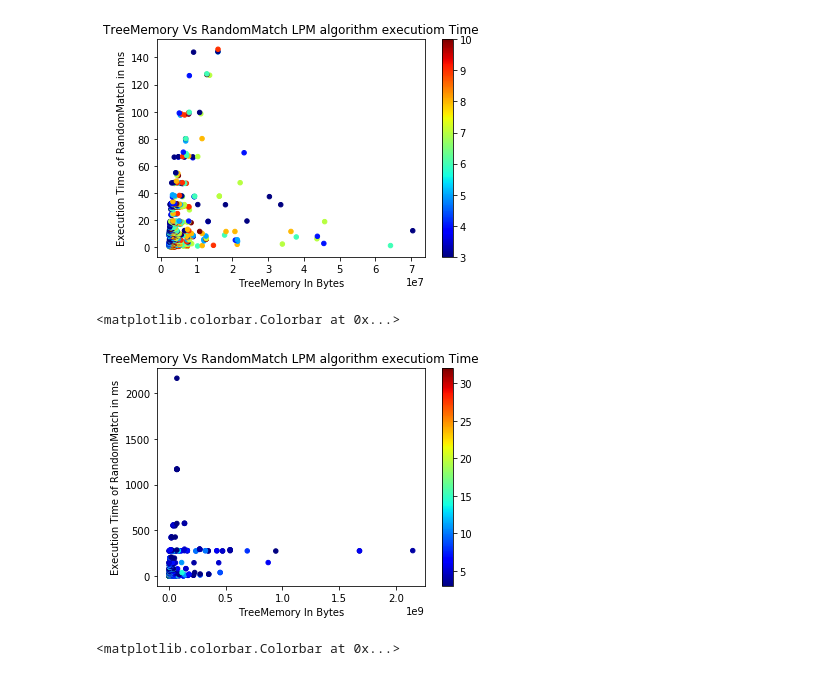
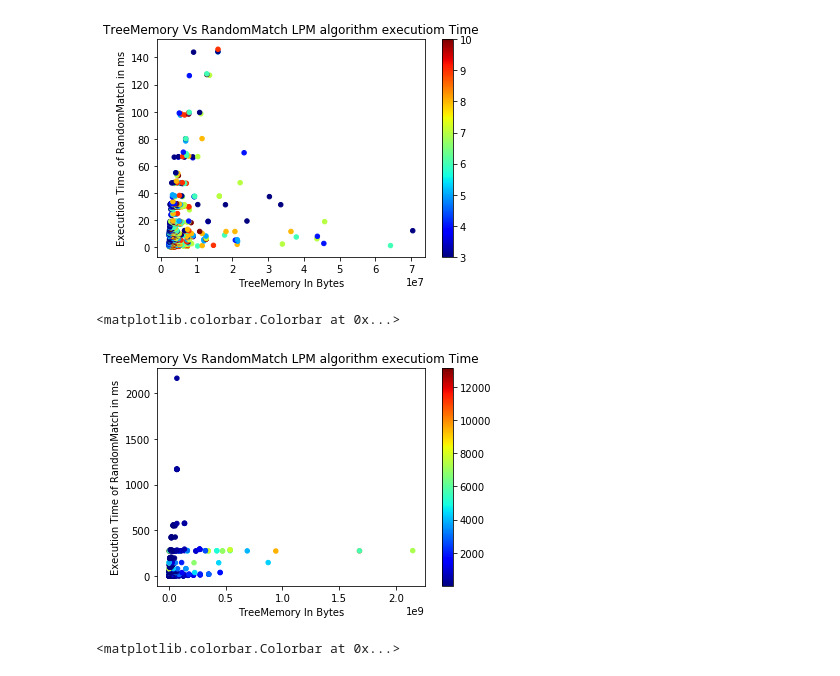
Before and after one commit to matrackif/TrieStrides, a Jupyter notebook: flavors_data_analysis.ipynb, the cells around one changed output. Saved outputs shown, nothing was run; the diff lists cells and outputs as text; code cells hidden in the pictures.

```diff
--- a/flavors_data_analysis.ipynb
+++ b/flavors_data_analysis.ipynb
@@ -215,4 +230,7 @@ plt.xlabel("Average Node Size (number of keys per node)")
 plt.ylabel("Execution Time of RandomMatch in ms")
 plt.scatter(x, y, s=20, c=z, marker='o', cmap = cm.jet)
 plt.colorbar()
+
+results_random_shuffled = results_random_shuffled.sort_values('RandomMatch')
+results_random_shuffled[results_random_shuffled['AverageNodeSize'] < 9][['AverageNodeSize', 'RandomMatch']]
 # %% [output]
@@ -273,15 +303,15 @@ plt.colorbar()
 # %%
 x = results_random_shuffled['TreeMemoryUniqueOnly'].values
 y = results_random_shuffled['RandomMatch'].values
-z = results_random_shuffled['Depth'].values
+z = results_random_shuffled['AverageNodeSize'].values
 plt.title("TreeMemory Vs RandomMatch LPM algorithm executiom Time")
 plt.xlabel("TreeMemory In Bytes")
 plt.ylabel("Execution Time of RandomMatch in ms")
 plt.scatter(x, y, s=20, c=z, marker='o', cmap = cm.jet)
 plt.colorbar()
 # %% [output]
 <matplotlib.colorbar.Colorbar at 0x...>
-[figure, old version]
+[figure, new version]
 # %%
 # Completely random
 x = results_wolant['TreeMemoryUniqueOnly'].values
```
Also changed, not shown: parts of 12 cells of this notebook.
